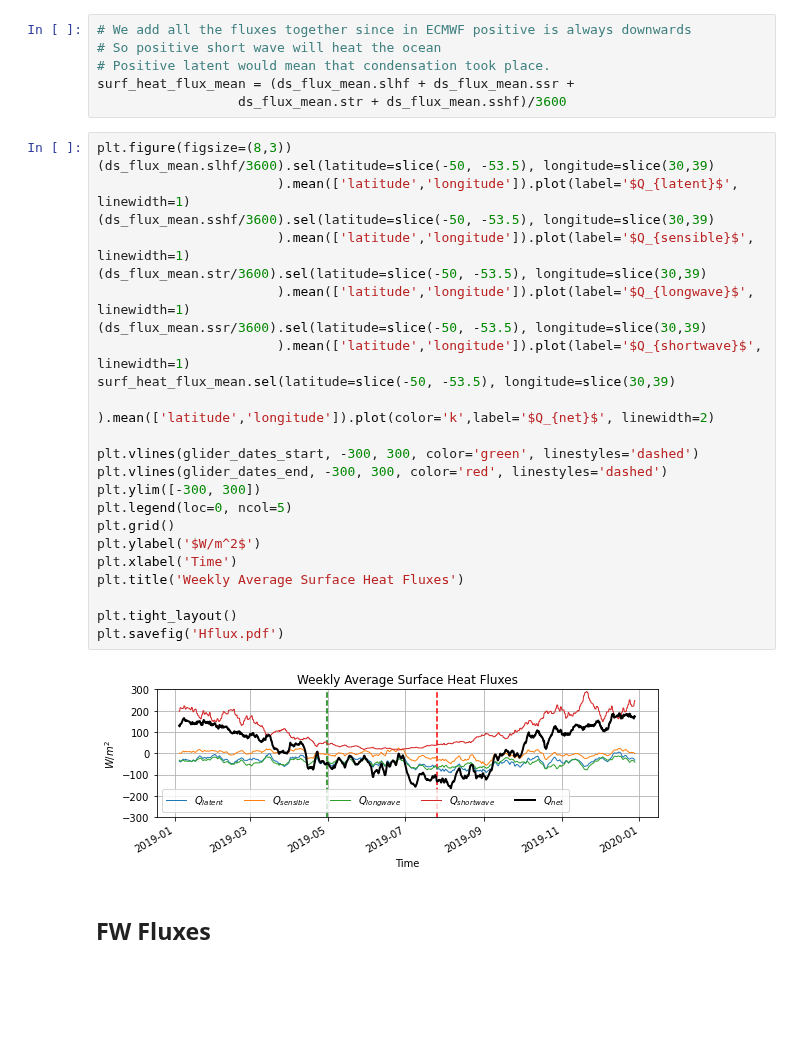
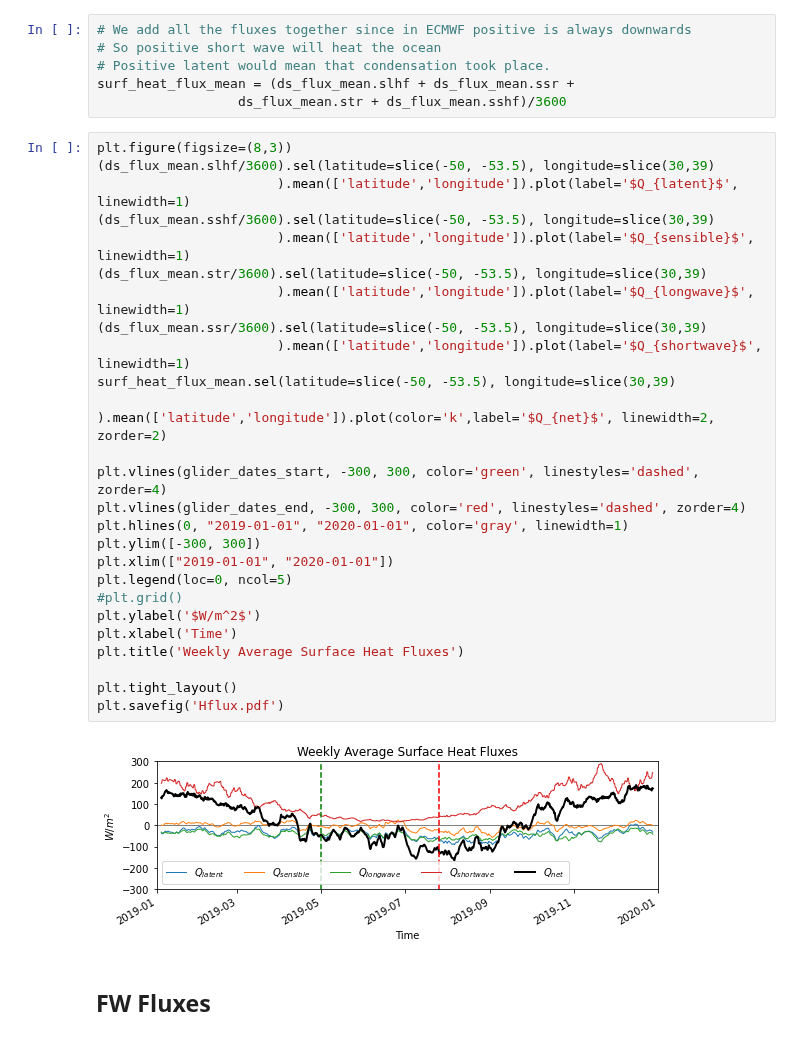
Before and after one commit to dhruvbalwada/sogos, a Jupyter notebook: notebooks/10_3_surface_flux_plots.ipynb, the cells around one changed output. Saved outputs shown, nothing was run; the diff lists cells and outputs as text; blank space fills up the shorter version.

```diff
--- a/notebooks/10_3_surface_flux_plots.ipynb
+++ b/notebooks/10_3_surface_flux_plots.ipynb
@@ -44,29 +46,31 @@ surf_heat_flux_mean = (ds_flux_mean.slhf + ds_flux_mean.ssr +
 # %%
 plt.figure(figsize=(8,3))
 (ds_flux_mean.slhf/3600).sel(latitude=slice(-50, -53.5), longitude=slice(30,39)
                        ).mean(['latitude','longitude']).plot(label='$Q_{latent}$', linewidth=1)
 (ds_flux_mean.sshf/3600).sel(latitude=slice(-50, -53.5), longitude=slice(30,39)
                        ).mean(['latitude','longitude']).plot(label='$Q_{sensible}$', linewidth=1)
 (ds_flux_mean.str/3600).sel(latitude=slice(-50, -53.5), longitude=slice(30,39)
                        ).mean(['latitude','longitude']).plot(label='$Q_{longwave}$', linewidth=1)
 (ds_flux_mean.ssr/3600).sel(latitude=slice(-50, -53.5), longitude=slice(30,39)
                        ).mean(['latitude','longitude']).plot(label='$Q_{shortwave}$', linewidth=1)
 surf_heat_flux_mean.sel(latitude=slice(-50, -53.5), longitude=slice(30,39)
-                       ).mean(['latitude','longitude']).plot(color='k',label='$Q_{net}$', linewidth=2)
+                       ).mean(['latitude','longitude']).plot(color='k',label='$Q_{net}$', linewidth=2, zorder=2)
 
-plt.vlines(glider_dates_start, -300, 300, color='green', linestyles='dashed')
-plt.vlines(glider_dates_end, -300, 300, color='red', linestyles='dashed')
+plt.vlines(glider_dates_start, -300, 300, color='green', linestyles='dashed', zorder=4)
+plt.vlines(glider_dates_end, -300, 300, color='red', linestyles='dashed', zorder=4)
+plt.hlines(0, "2019-01-01", "2020-01-01", color='gray', linewidth=1)
 plt.ylim([-300, 300])
+plt.xlim(["2019-01-01", "2020-01-01"])
 plt.legend(loc=0, ncol=5)
-plt.grid()
+#plt.grid()
 plt.ylabel('$W/m^2$')
 plt.xlabel('Time')
 plt.title('Weekly Average Surface Heat Fluxes')
 
 plt.tight_layout()
 plt.savefig('Hflux.pdf')
 # %% [output]
-[figure, old version]
+[figure, new version]
 # %% [markdown]
 ## FW Fluxes
 # %%
```
Also changed, not shown: parts of 5 cells of this notebook, 7 other files.
